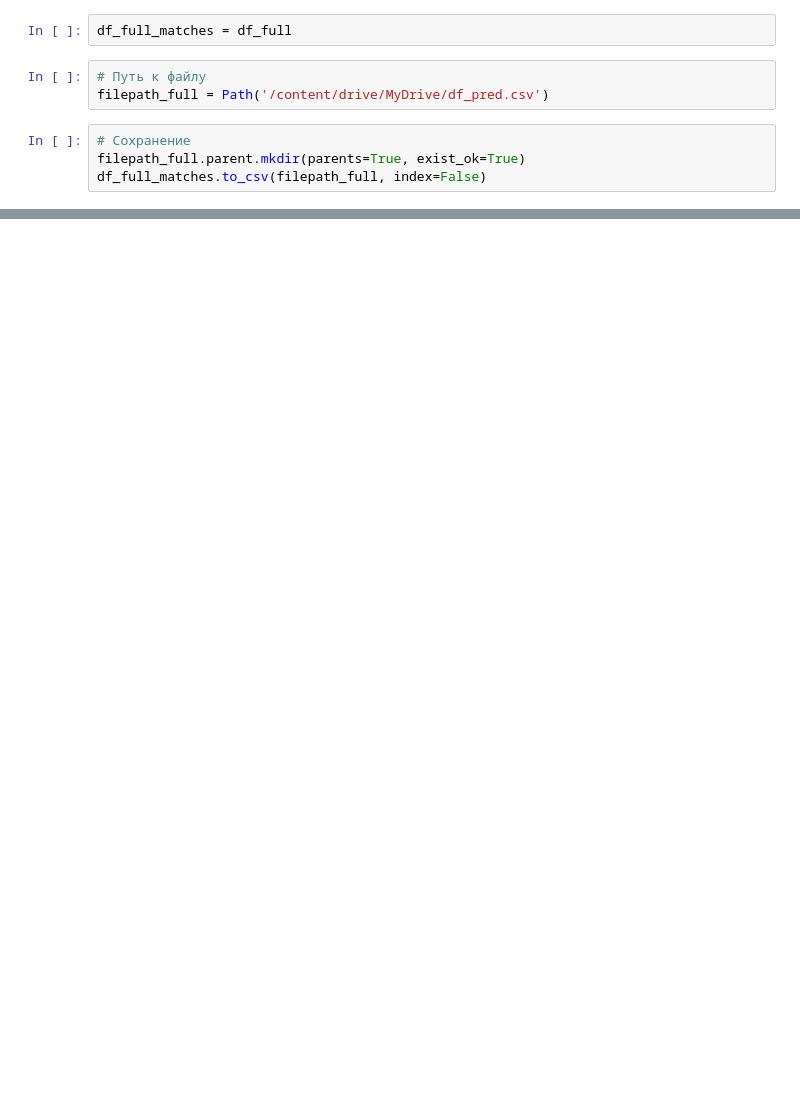
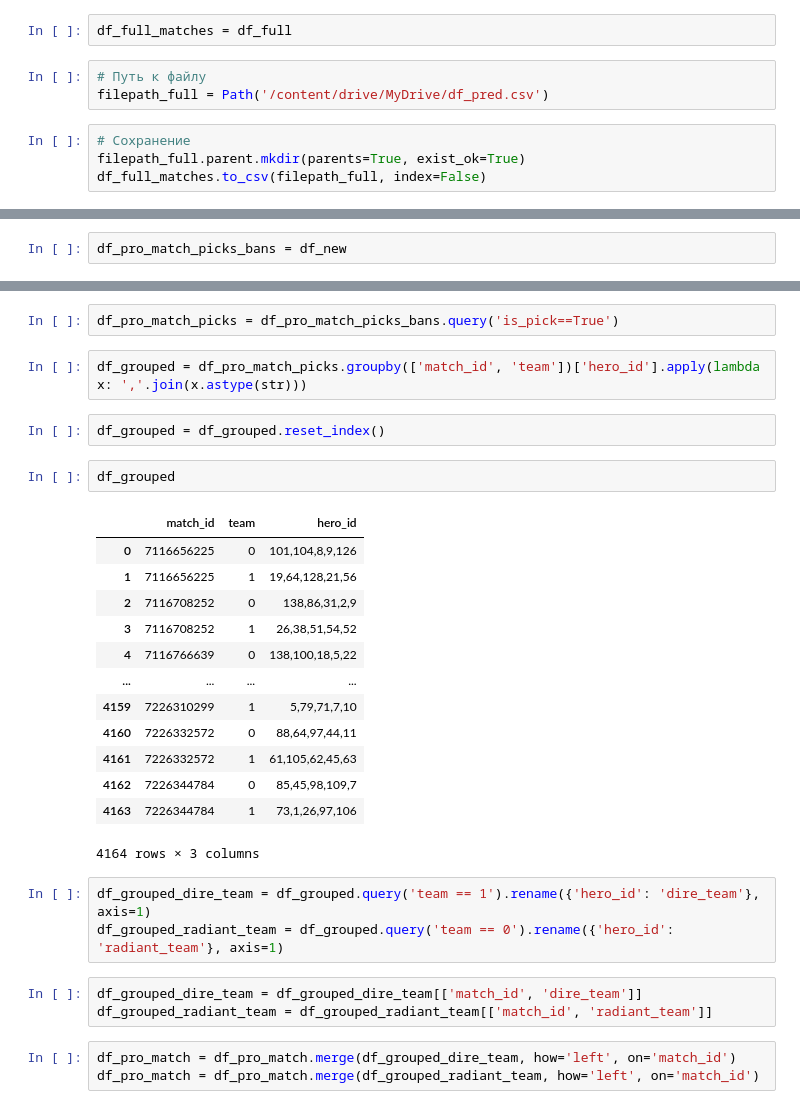
Before and after one commit to KortZlo/Dota2-match-predict, a Jupyter notebook: Pro_match.ipynb, the cells around one changed output, grey strips where cells are left out. Cells and saved outputs as stored; diff of their text form; blank space fills up the shorter version.

```diff
--- a/Pro_match.ipynb
+++ b/Pro_match.ipynb
@@ -696,0 +463,2 @@ df_full_matches.to_csv(filepath_full, index=False)
+# %%
+df_pro_match_picks_bans = df_new
@@ -696,0 +474,31 @@ df_full_matches.to_csv(filepath_full, index=False)
+# %%
+df_pro_match_picks = df_pro_match_picks_bans.query('is_pick==True')
+# %%
+df_grouped = df_pro_match_picks.groupby(['match_id', 'team'])['hero_id'].apply(lambda x: ','.join(x.astype(str)))
+# %%
+df_grouped = df_grouped.reset_index()
+# %%
+df_grouped
+# %% [output]
+|  | match_id | team | hero_id |
+| 0 | 7116656225 | 0 | 101,104,8,9,126 |
+| 1 | 7116656225 | 1 | 19,64,128,21,56 |
+| 2 | 7116708252 | 0 | 138,86,31,2,9 |
+| 3 | 7116708252 | 1 | 26,38,51,54,52 |
+| 4 | 7116766639 | 0 | 138,100,18,5,22 |
+| ... | ... | ... | ... |
+| 4159 | 7226310299 | 1 | 5,79,71,7,10 |
+| 4160 | 7226332572 | 0 | 88,64,97,44,11 |
+| 4161 | 7226332572 | 1 | 61,105,62,45,63 |
+| 4162 | 7226344784 | 0 | 85,45,98,109,7 |
+| 4163 | 7226344784 | 1 | 73,1,26,97,106 |
+4164 rows × 3 columns
+# %%
+df_grouped_dire_team = df_grouped.query('team == 1').rename({'hero_id': 'dire_team'}, axis=1)
+df_grouped_radiant_team = df_grouped.query('team == 0').rename({'hero_id': 'radiant_team'}, axis=1)
+# %%
+df_grouped_dire_team = df_grouped_dire_team[['match_id', 'dire_team']]
+df_grouped_radiant_team = df_grouped_radiant_team[['match_id', 'radiant_team']]
+# %%
+df_pro_match = df_pro_match.merge(df_grouped_dire_team, how='left', on='match_id')
+df_pro_match = df_pro_match.merge(df_grouped_radiant_team, how='left', on='match_id')
```
Also changed, not shown: parts of 170 cells of this notebook.
